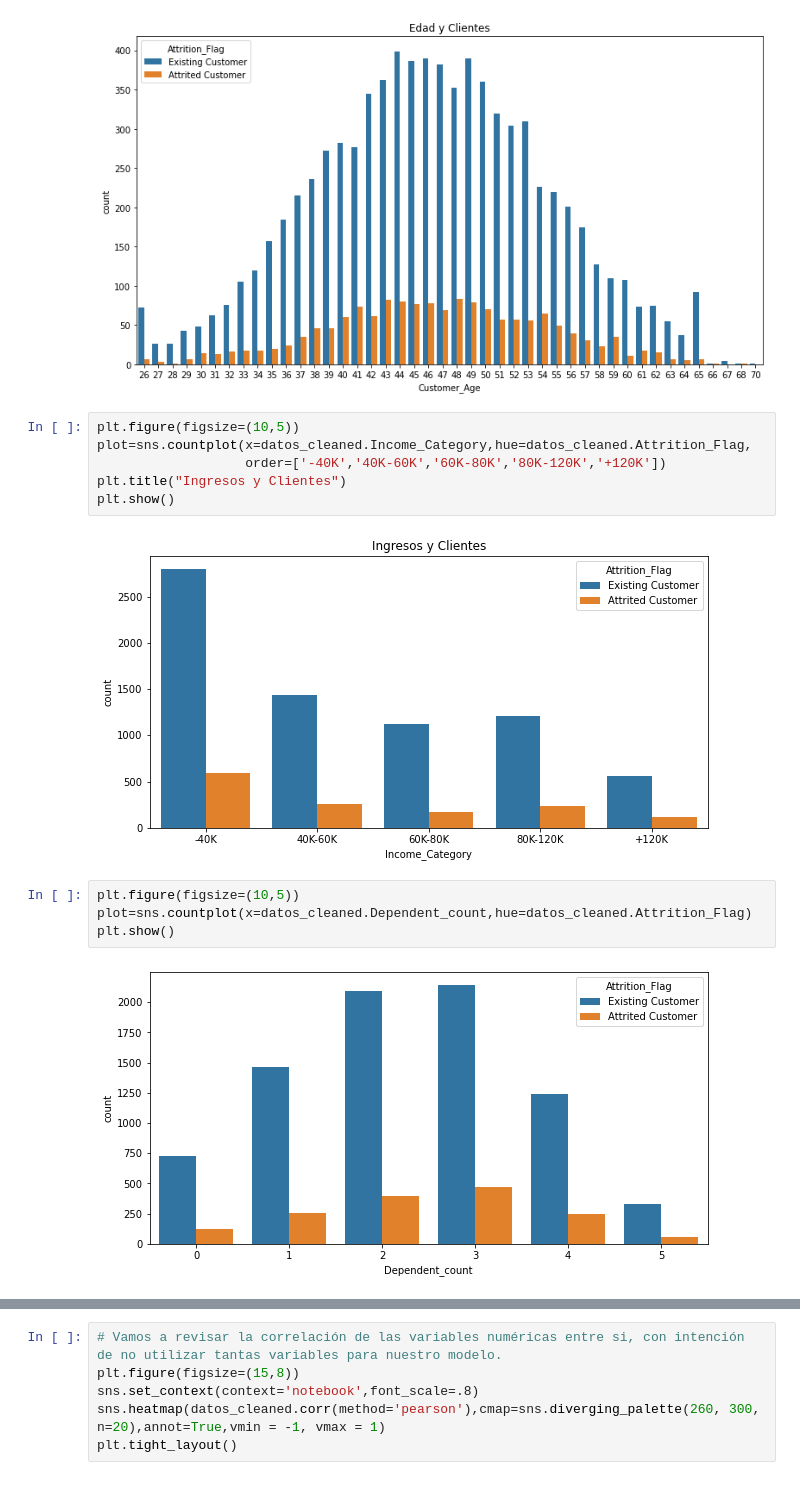
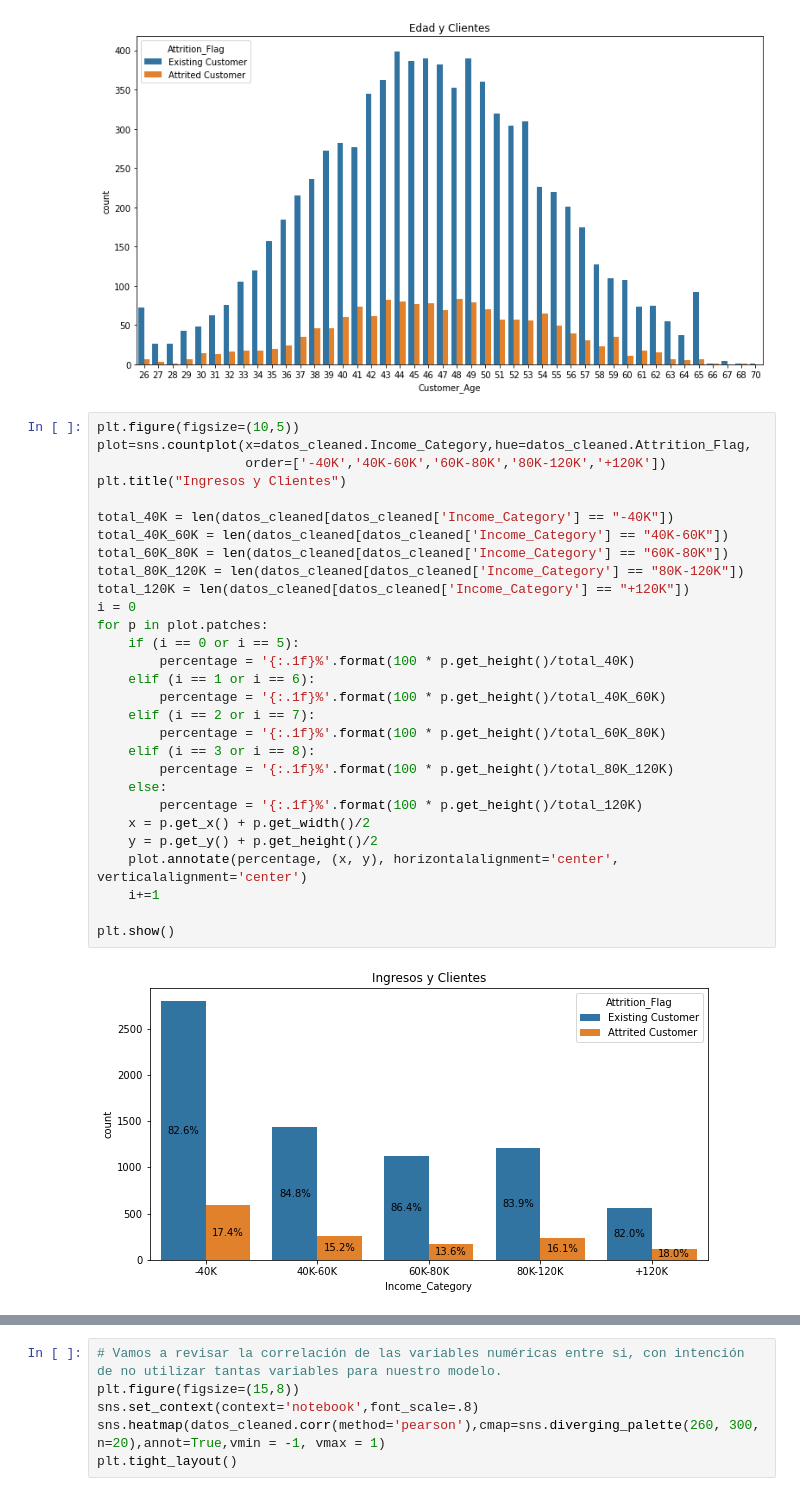
Before and after one commit to andreagonvic/Data-cleansing, a Jupyter notebook: CreditCardDataset.ipynb, the cells around one changed output, grey strips where cells are left out. Drawn from its saved outputs; the diff is of its cells as text.

```diff
--- a/CreditCardDataset.ipynb
+++ b/CreditCardDataset.ipynb
@@ -297,17 +342,34 @@ plt.title("Edad y Clientes")
 plt.show()
 # %% [output]
 [figure]
-# %%
-plt.figure(figsize=(10,5))
-plot=sns.countplot(x=datos_cleaned.Income_Category,hue=datos_cleaned.Attrition_Flag,
-                   order=['-40K','40K-60K','60K-80K','80K-120K','+120K'])
-plt.title("Ingresos y Clientes")
-plt.show()
-# %% [output]
-[figure, removed]
-# %%
-plt.figure(figsize=(10,5))
-plot=sns.countplot(x=datos_cleaned.Dependent_count,hue=datos_cleaned.Attrition_Flag)
-plt.show()
-# %% [output]
-[figure, removed]
+# %%
+plt.figure(figsize=(10,5))
+plot=sns.countplot(x=datos_cleaned.Income_Category,hue=datos_cleaned.Attrition_Flag,
+                   order=['-40K','40K-60K','60K-80K','80K-120K','+120K'])
+plt.title("Ingresos y Clientes")
+
+total_40K = len(datos_cleaned[datos_cleaned['Income_Category'] == "-40K"])
+total_40K_60K = len(datos_cleaned[datos_cleaned['Income_Category'] == "40K-60K"])
+total_60K_80K = len(datos_cleaned[datos_cleaned['Income_Category'] == "60K-80K"])
+total_80K_120K = len(datos_cleaned[datos_cleaned['Income_Category'] == "80K-120K"])
+total_120K = len(datos_cleaned[datos_cleaned['Income_Category'] == "+120K"])
+i = 0
+for p in plot.patches:
+    if (i == 0 or i == 5):
+        percentage = '{:.1f}%'.format(100 * p.get_height()/total_40K)
+    elif (i == 1 or i == 6):
+        percentage = '{:.1f}%'.format(100 * p.get_height()/total_40K_60K)
+    elif (i == 2 or i == 7):
+        percentage = '{:.1f}%'.format(100 * p.get_height()/total_60K_80K)
+    elif (i == 3 or i == 8):
+        percentage = '{:.1f}%'.format(100 * p.get_height()/total_80K_120K)
+    else:
+        percentage = '{:.1f}%'.format(100 * p.get_height()/total_120K)
+    x = p.get_x() + p.get_width()/2
+    y = p.get_y() + p.get_height()/2
+    plot.annotate(percentage, (x, y), horizontalalignment='center', verticalalignment='center')
+    i+=1
+
+plt.show()
+# %% [output]
+[figure, added]
```
Also changed, not shown: parts of 6 cells of this notebook.
